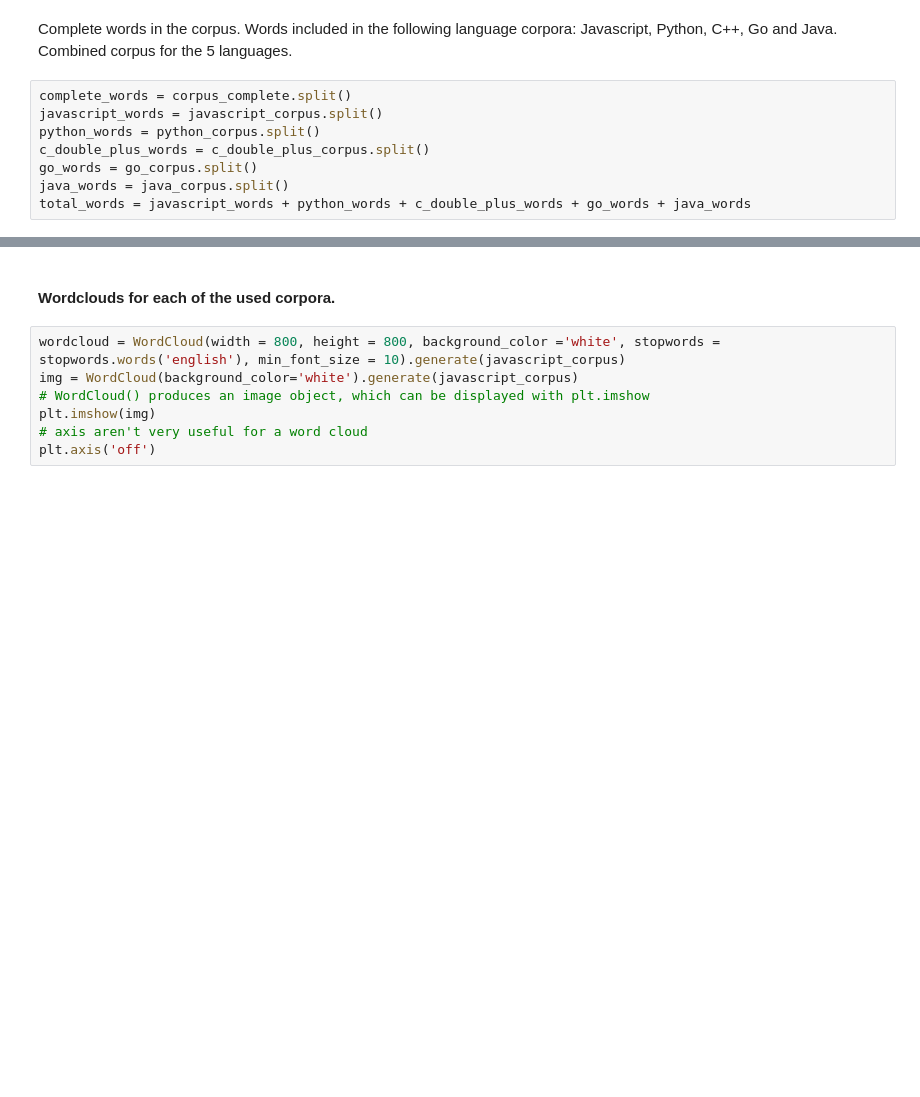
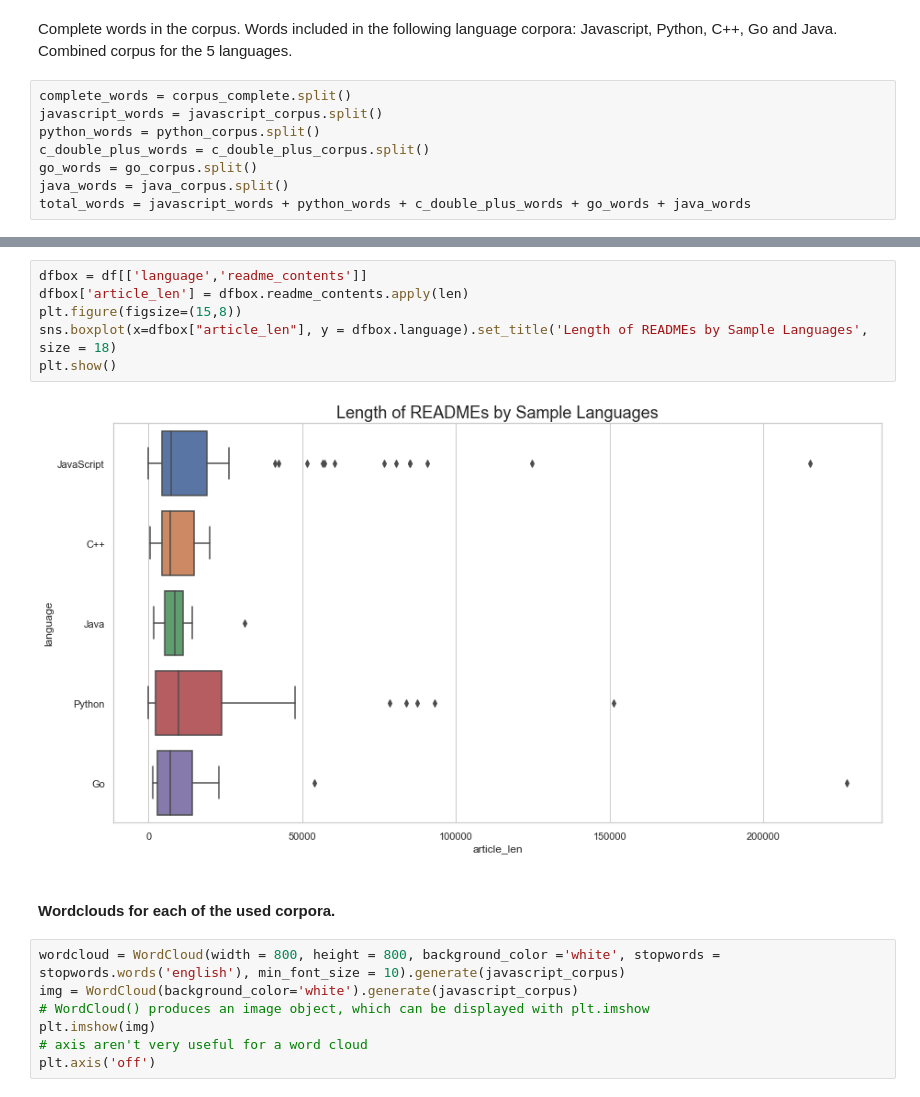
Before and after one commit to Tough-Scrape/nlp_project, a Jupyter notebook: nlp_final.ipynb, the cells around one changed output, grey strips where cells are left out. Cells and saved outputs as stored; diff of their text form; blank space fills up the shorter version.

```diff
--- a/nlp_final.ipynb
+++ b/nlp_final.ipynb
@@ -183,3 +188,11 @@ total_words = javascript_words + python_words + c_double_plus_words + go_words +
+# %%
+dfbox = df[['language','readme_contents']]
+dfbox['article_len'] = dfbox.readme_contents.apply(len)
+plt.figure(figsize=(15,8))
+sns.boxplot(x=dfbox["article_len"], y = dfbox.language).set_title('Length of READMEs by Sample Languages', size = 18)
+plt.show()
+# %% [output]
+[figure, added]
 # %% [markdown]
 #### Wordclouds for each of the used corpora.
 # %%
```
Also changed, not shown: parts of 28 cells of this notebook.
